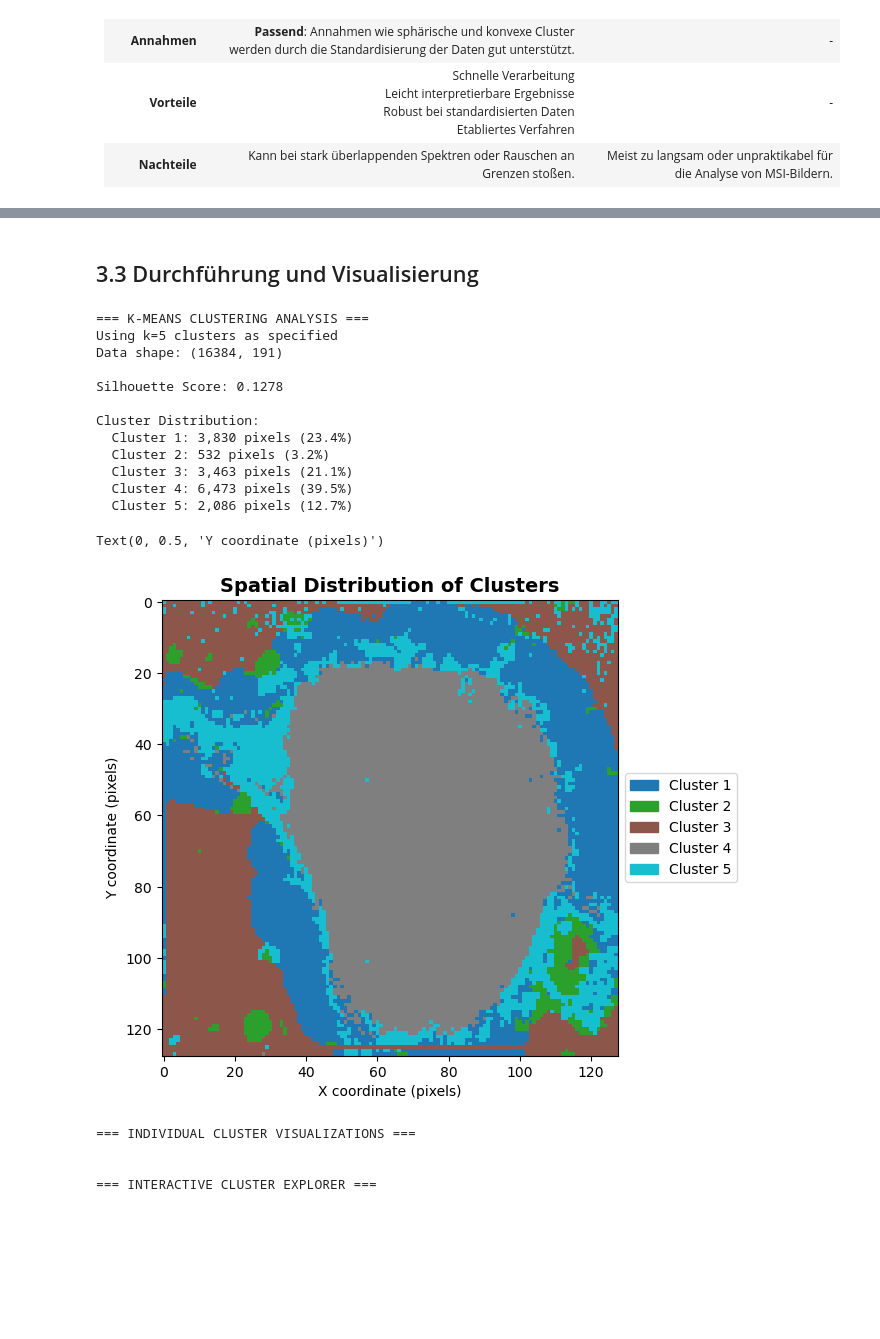
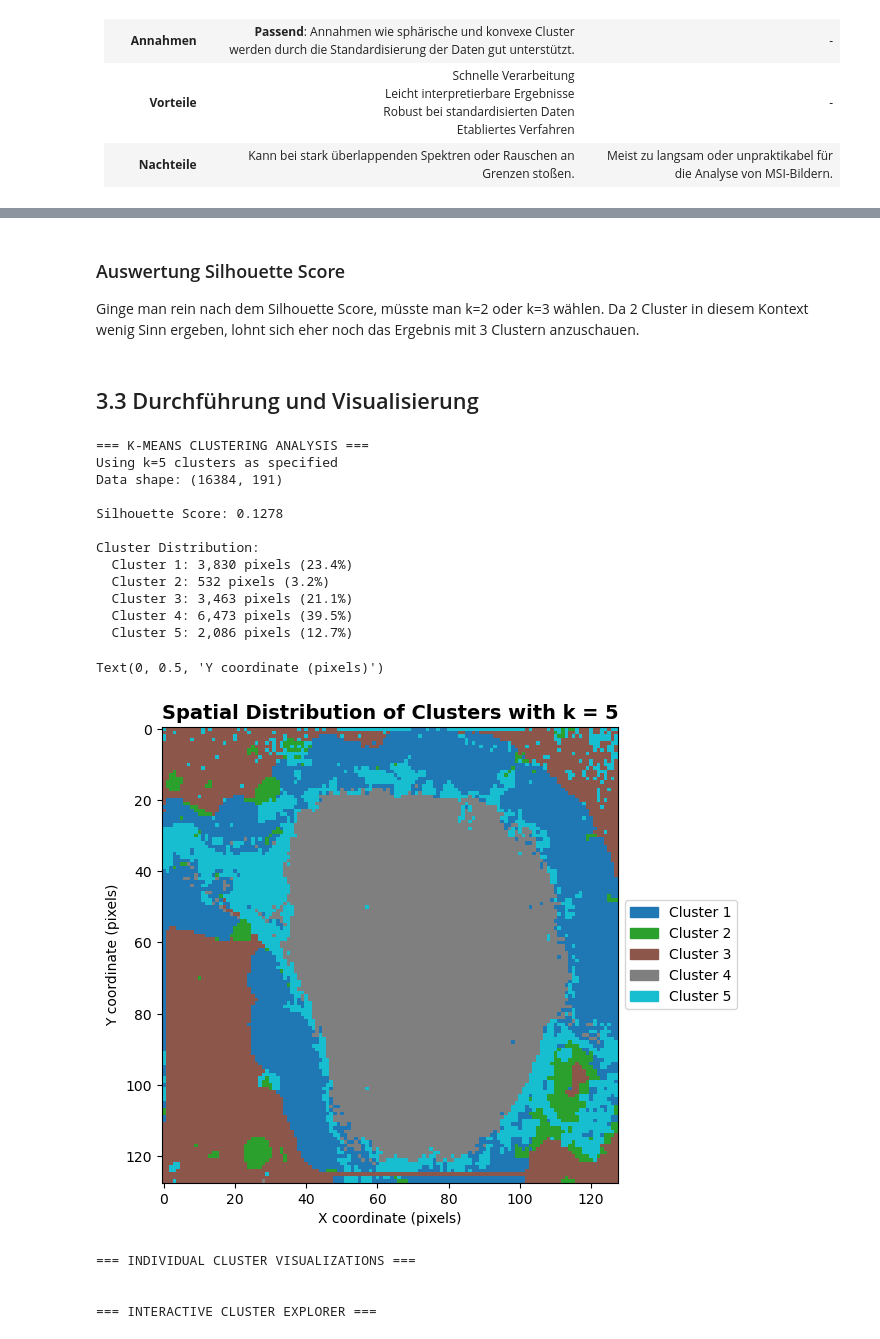
Before and after one commit to malik-xcl/data_science_project, a Jupyter notebook: Pruefungsleistung.ipynb, the cells around one changed output, grey strips where cells are left out. Cells and saved outputs as stored; diff of their text form; code cells hidden in the pictures; blank space fills up the shorter version.

```diff
--- a/Pruefungsleistung.ipynb
+++ b/Pruefungsleistung.ipynb
@@ -369,3 +357,6 @@ Necrotic Tumor, Viable Tumor, Interface Region, Gelatine, Glass
+# %% [markdown]
+### Auswertung Silhouette Score
+Ginge man rein nach dem Silhouette Score, müsste man k=2 oder k=3 wählen. Da 2 Cluster in diesem Kontext wenig Sinn ergeben, lohnt sich eher noch das Ergebnis mit 3 Clustern anzuschauen.
 # %% [markdown]
 ## 3.3 Durchführung und Visualisierung
 # %%
@@ -384,45 +375,46 @@ silhouette_avg = silhouette_score(X_scaled, labels)
 print(f"\nSilhouette Score: {silhouette_avg:.4f}")
 
 # Analyze cluster distribution
-unique_labels, counts = np.unique(labels, return_counts=True)
+unique_labels, counts_k5 = np.unique(labels, return_counts=True)
 print(f"\nCluster Distribution:")
-for label, count in zip(unique_labels, counts):
+for label, count in zip(unique_labels, counts_k5):
     percentage = count/len(labels)*100
     print(f"  Cluster {label + 1}: {count:,} pixels ({percentage:.1f}%)")
 
 # Reshape labels back to spatial dimensions for visualization
-labels_spatial = labels.reshape(height, width)
+image_width = ims_cube.shape[1]
+labels_spatial_k5 = labels.reshape(height, image_width)
 
 # Create comprehensive visualization
 fig = plt.figure(figsize=(20, 15))
 
 # 1. Main cluster map
 ax1 = plt.subplot(2, 3, 1)
-cluster_map = plt.imshow(labels_spatial, cmap='tab10', interpolation='nearest')
-plt.title('Spatial Distribution of Clusters', fontsize=14, fontweight='bold')
+cluster_map = plt.imshow(labels_spatial_k5, cmap='tab10', interpolation='nearest')
+plt.title('Spatial Distribution of Clusters with k = 5', fontsize=14, fontweight='bold')
 
 # Create custom legend with cluster labels
 colors = plt.cm.tab10(np.linspace(0, 1, 5))
 legend_elements = [mpatches.Patch(color=colors[i], label=f'Cluster {i+1}') for i in range(5)]
 plt.legend(handles=legend_elements, loc='center left', bbox_to_anchor=(1, 0.5))
 
 plt.xlabel('X coordinate (pixels)')
 plt.ylabel('Y coordinate (pixels)')
 # %% [output]
 === K-MEANS CLUSTERING ANALYSIS ===
 Using k=5 clusters as specified
 Data shape: (16384, 191)
 
 Silhouette Score: 0.1278
 
 Cluster Distribution:
   Cluster 1: 3,830 pixels (23.4%)
   Cluster 2: 532 pixels (3.2%)
   Cluster 3: 3,463 pixels (21.1%)
   Cluster 4: 6,473 pixels (39.5%)
   Cluster 5: 2,086 pixels (12.7%)
 Text(0, 0.5, 'Y coordinate (pixels)')
-[figure, old version]
+[figure, new version]
 # %%
 print("=== INDIVIDUAL CLUSTER VISUALIZATIONS ===\n")
 
```
Also changed, not shown: parts of 15 cells of this notebook, 1 other file.
